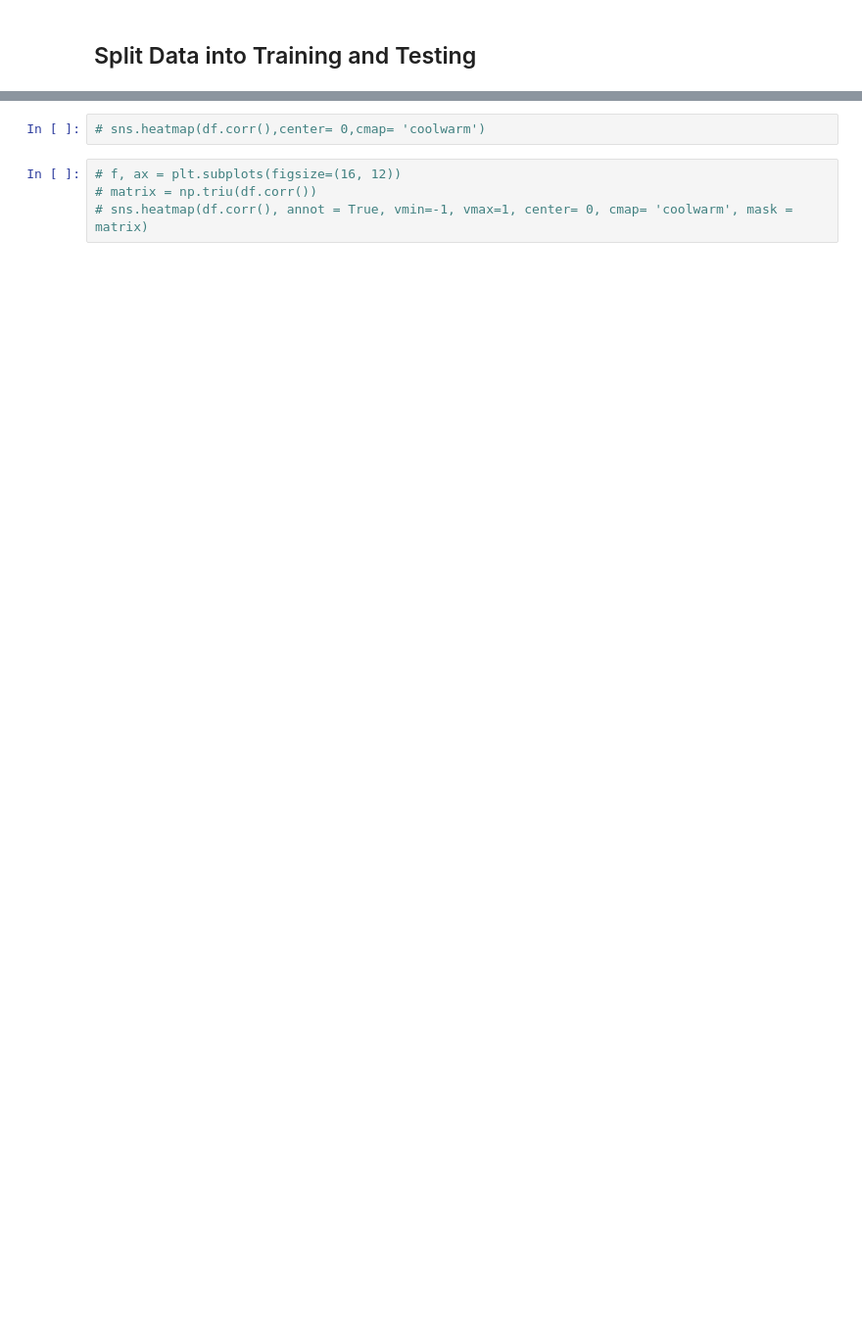
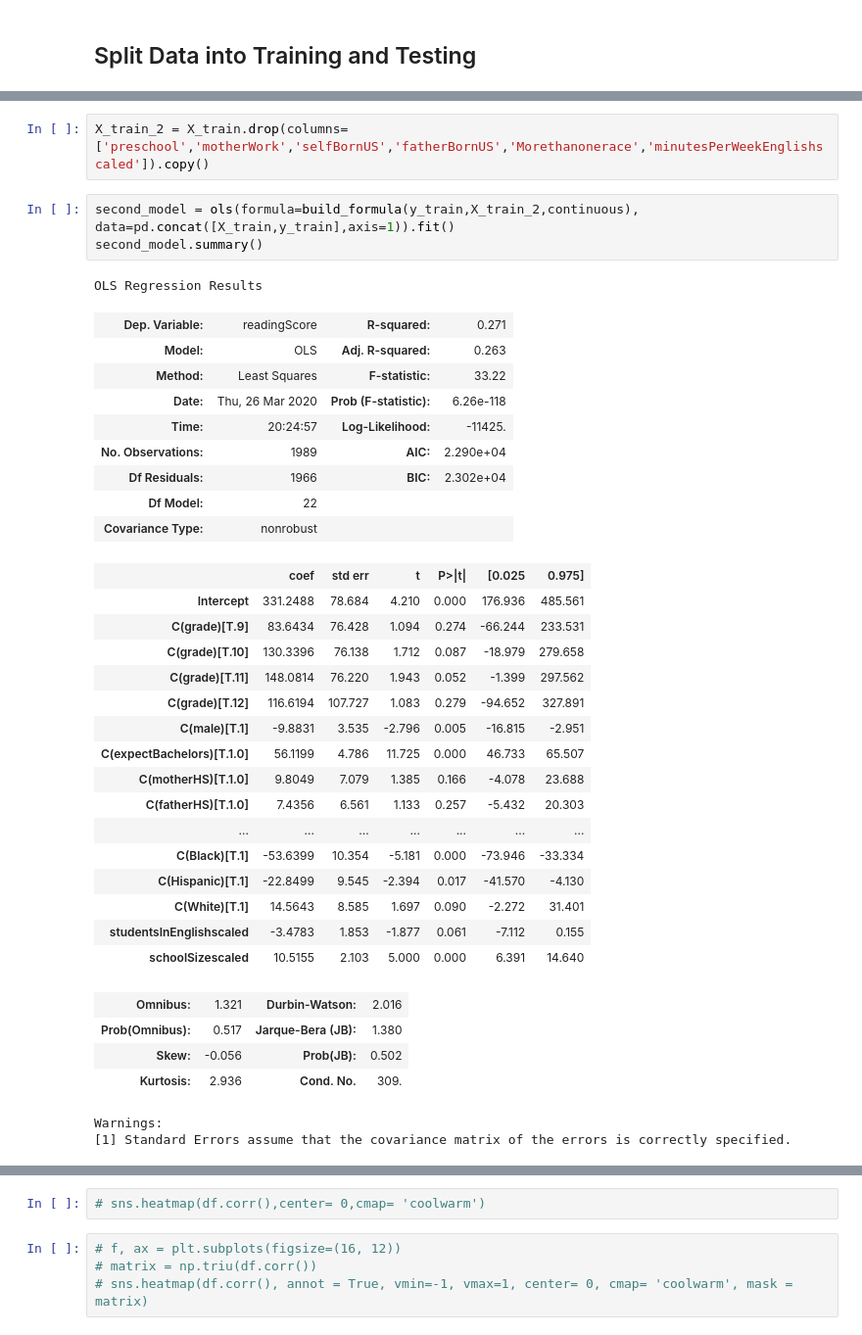
Before and after one commit to gabbyflabby/Test_Scores, a Jupyter notebook: Regression Model.ipynb, the cells around one changed output, grey strips where cells are left out. Shown at 98% size. Drawn from its saved outputs; the diff is of its cells as text; blank space fills up the shorter version.

```diff
--- a/Regression Model.ipynb
+++ b/Regression Model.ipynb
@@ -273,0 +313,38 @@ These are:
+# %%
+X_train_2 = X_train.drop(columns=['preschool','motherWork','selfBornUS','fatherBornUS','Morethanonerace','minutesPerWeekEnglishscaled']).copy()
+# %%
+second_model = ols(formula=build_formula(y_train,X_train_2,continuous), data=pd.concat([X_train,y_train],axis=1)).fit()
+second_model.summary()
+# %% [output]
+OLS Regression Results
+| Dep. Variable: | readingScore | R-squared: | 0.271 |
+| Model: | OLS | Adj. R-squared: | 0.263 |
+| Method: | Least Squares | F-statistic: | 33.22 |
+| Date: | Thu, 26 Mar 2020 | Prob (F-statistic): | 6.26e-118 |
+| Time: | 20:24:57 | Log-Likelihood: | -11425. |
+| No. Observations: | 1989 | AIC: | 2.290e+04 |
+| Df Residuals: | 1966 | BIC: | 2.302e+04 |
+| Df Model: | 22 |  |  |
+| Covariance Type: | nonrobust |  |  |
+|  | coef | std err | t | P>|t| | [0.025 | 0.975] |
+| Intercept | 331.2488 | 78.684 | 4.210 | 0.000 | 176.936 | 485.561 |
+| C(grade)[T.9] | 83.6434 | 76.428 | 1.094 | 0.274 | -66.244 | 233.531 |
+| C(grade)[T.10] | 130.3396 | 76.138 | 1.712 | 0.087 | -18.979 | 279.658 |
+| C(grade)[T.11] | 148.0814 | 76.220 | 1.943 | 0.052 | -1.399 | 297.562 |
+| C(grade)[T.12] | 116.6194 | 107.727 | 1.083 | 0.279 | -94.652 | 327.891 |
+| C(male)[T.1] | -9.8831 | 3.535 | -2.796 | 0.005 | -16.815 | -2.951 |
+| C(expectBachelors)[T.1.0] | 56.1199 | 4.786 | 11.725 | 0.000 | 46.733 | 65.507 |
+| C(motherHS)[T.1.0] | 9.8049 | 7.079 | 1.385 | 0.166 | -4.078 | 23.688 |
+| C(fatherHS)[T.1.0] | 7.4356 | 6.561 | 1.133 | 0.257 | -5.432 | 20.303 |
+| ... | ... | ... | ... | ... | ... | ... |
+| C(Black)[T.1] | -53.6399 | 10.354 | -5.181 | 0.000 | -73.946 | -33.334 |
+| C(Hispanic)[T.1] | -22.8499 | 9.545 | -2.394 | 0.017 | -41.570 | -4.130 |
+| C(White)[T.1] | 14.5643 | 8.585 | 1.697 | 0.090 | -2.272 | 31.401 |
+| studentsInEnglishscaled | -3.4783 | 1.853 | -1.877 | 0.061 | -7.112 | 0.155 |
+| schoolSizescaled | 10.5155 | 2.103 | 5.000 | 0.000 | 6.391 | 14.640 |
+| Omnibus: | 1.321 | Durbin-Watson: | 2.016 |
+| Prob(Omnibus): | 0.517 | Jarque-Bera (JB): | 1.380 |
+| Skew: | -0.056 | Prob(JB): | 0.502 |
+| Kurtosis: | 2.936 | Cond. No. | 309. |
+Warnings:
+[1] Standard Errors assume that the covariance matrix of the errors is correctly specified.
```
Also changed, not shown: parts of 50 cells of this notebook.
